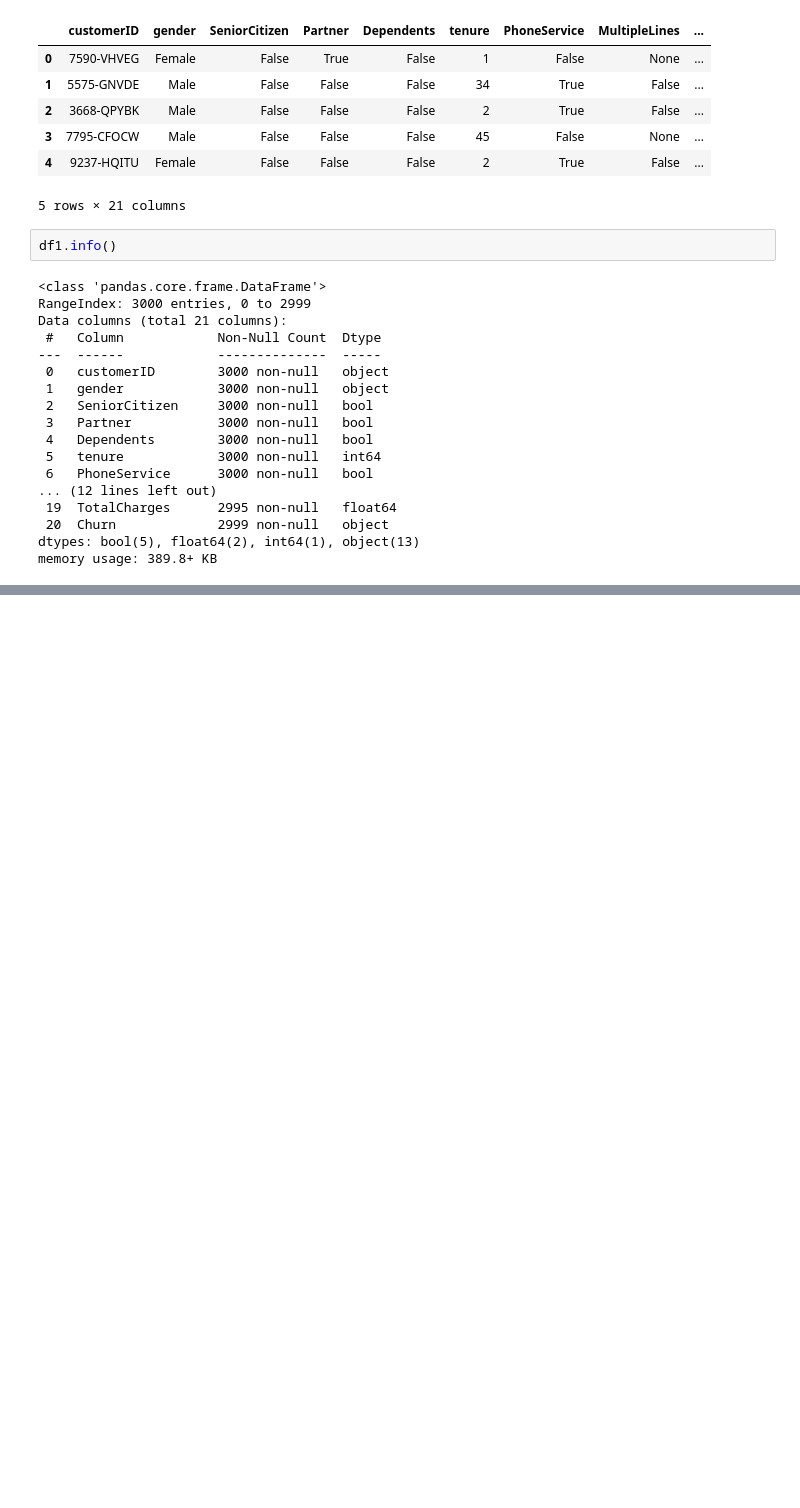
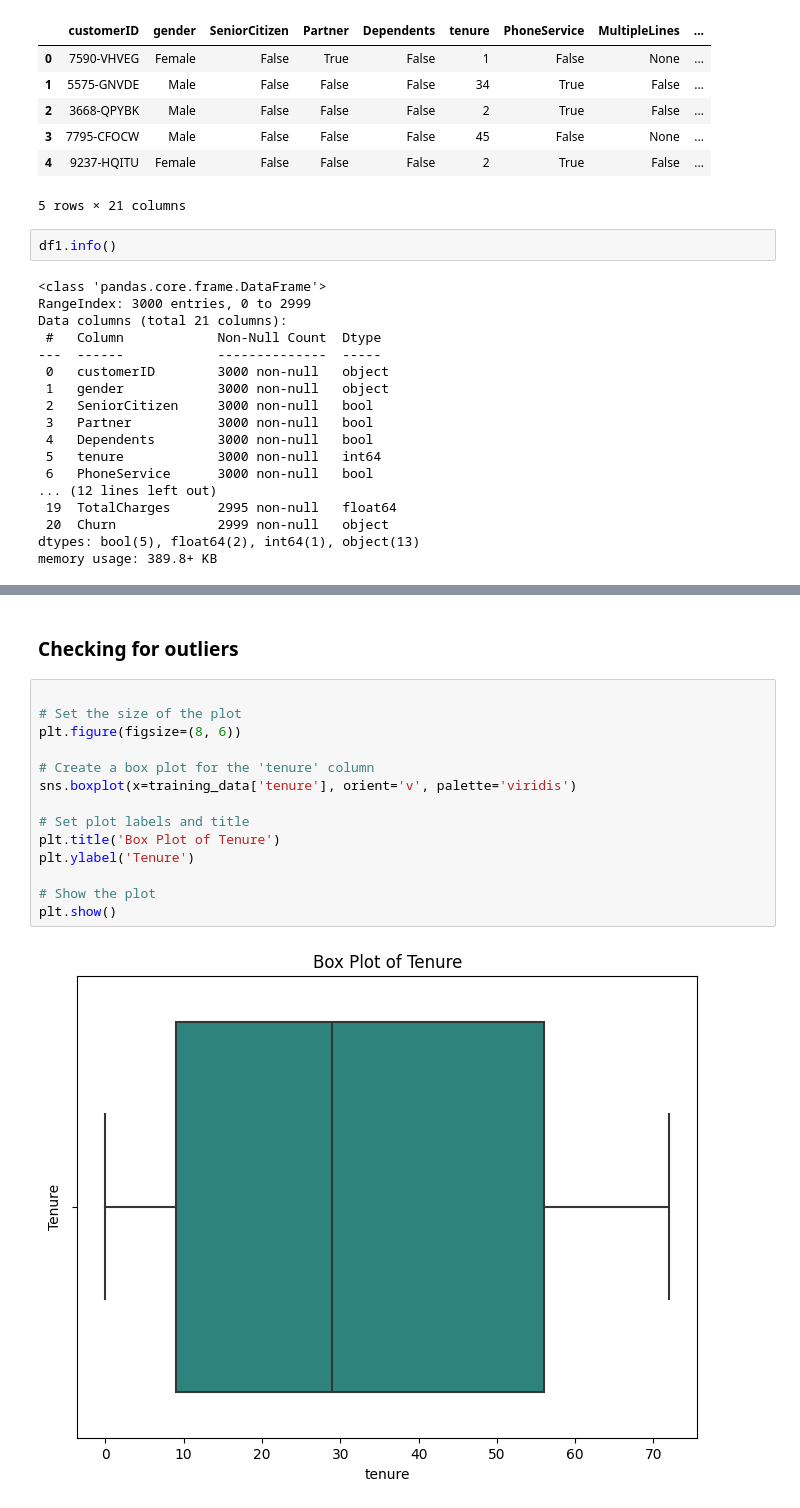
Before and after one commit to M-travis123/LP-2-CLASSIFICATION-PROJECT, a Jupyter notebook: LP_2.ipynb, the cells around one changed output, grey strips where cells are left out. Saved outputs shown, nothing was run; the diff lists cells and outputs as text; blank space fills up the shorter version.

```diff
--- a/LP_2.ipynb
+++ b/LP_2.ipynb
@@ -121,0 +461,18 @@ memory usage: 312.6+ KB
+# %% [markdown]
+### Checking for outliers
+# %%
+
+# Set the size of the plot
+plt.figure(figsize=(8, 6))
+
+# Create a box plot for the 'tenure' column
+sns.boxplot(x=training_data['tenure'], orient='v', palette='viridis')
+
+# Set plot labels and title
+plt.title('Box Plot of Tenure')
+plt.ylabel('Tenure')
+
+# Show the plot
+plt.show()
+# %% [output]
+[figure, added]
```
Also changed, not shown: parts of 160 cells of this notebook, 2 other files.
